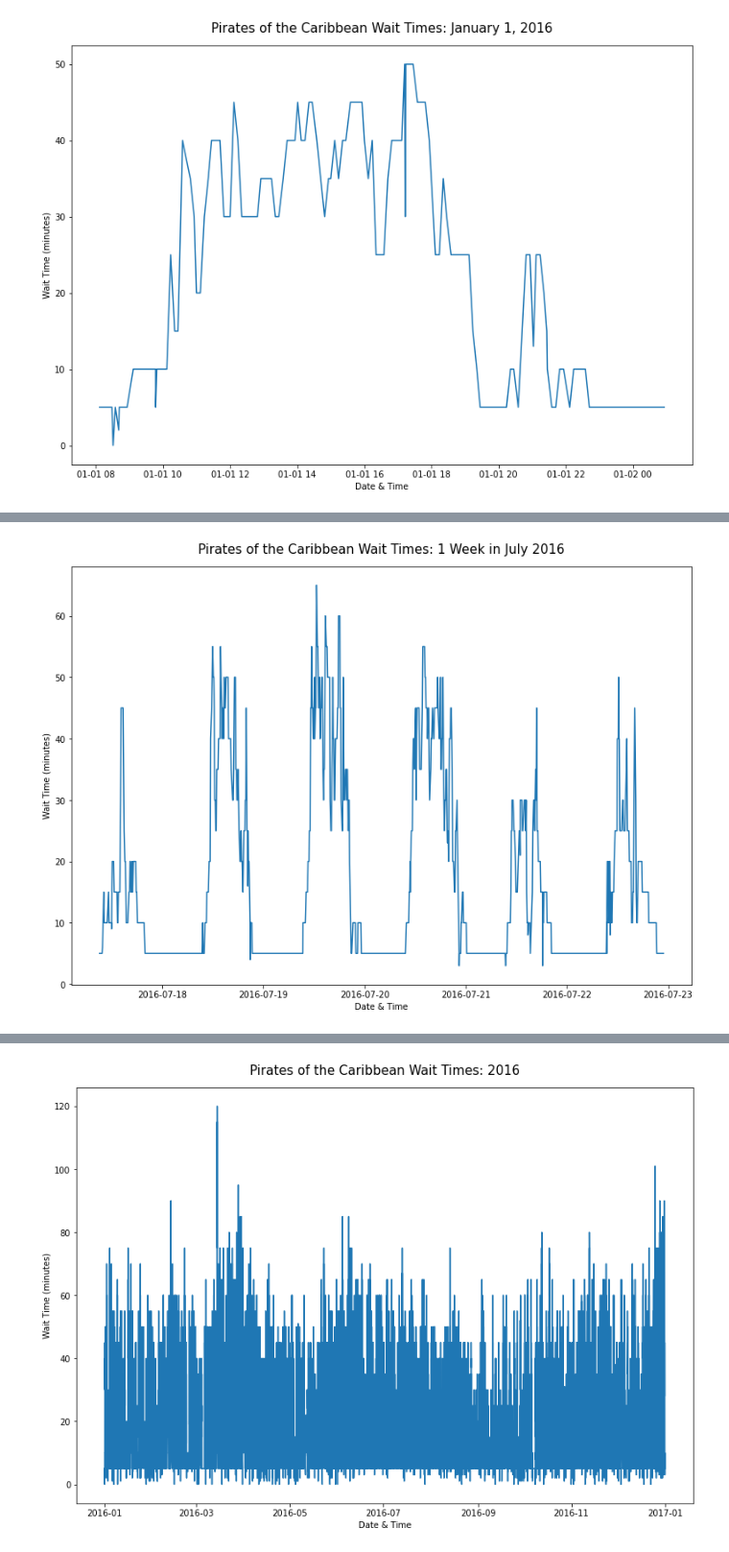
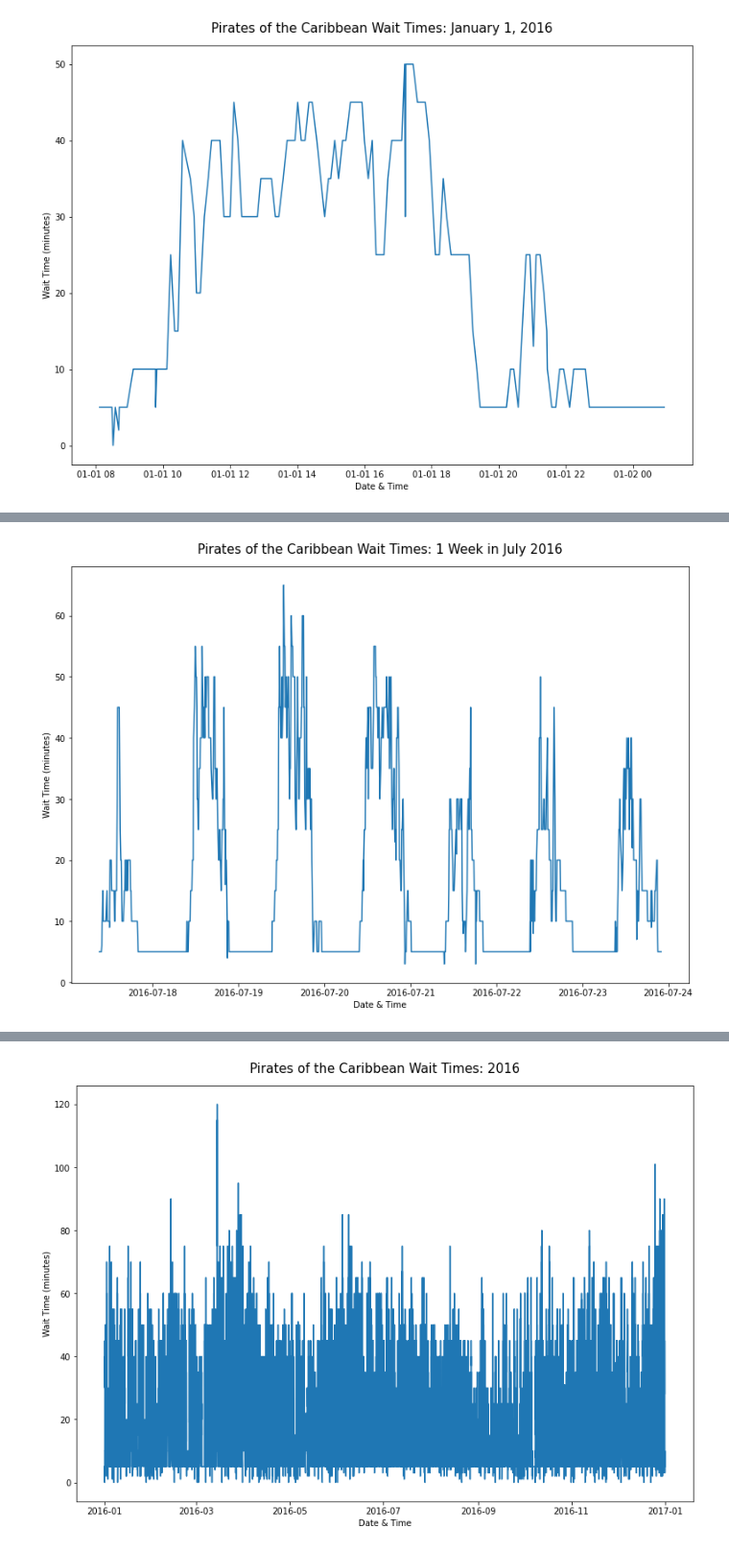
Before and after one commit to Torreylee1028/Disney-World-Wait-Times, a Jupyter notebook: Pirates_DataPrep_EDA.ipynb, the cells around one changed output, grey strips where cells are left out. Shown at 96% size. Cells and saved outputs as stored; diff of their text form; code cells hidden in the pictures.

```diff
--- a/Pirates_DataPrep_EDA.ipynb
+++ b/Pirates_DataPrep_EDA.ipynb
@@ -271,15 +410,15 @@ plt.show()
 # %%
 # one week in summer
-july_week = pirates.loc[(pirates['datetime'] >= '2016-07-17') & (pirates['datetime'] <= '2016-07-23')]
+july_week2 = pirates.loc[(pirates['datetime'] >= '2016-07-17') & (pirates['datetime'] <= '2016-07-24')]
 
 fig, ax = plt.subplots(figsize = (13,9))
 
-ax.plot(july_week['datetime'], july_week['wait_time'])
+ax.plot(july_week2['datetime'], july_week2['wait_time'])
 
 ax.set_title('Pirates of the Caribbean Wait Times: 1 Week in July 2016', pad=15, fontsize = 15)
 ax.set_xlabel('Date & Time')
 ax.set_ylabel('Wait Time (minutes)')
 
 plt.show()
 # %% [output]
-[figure, old version]
+[figure, new version]
```
Also changed, not shown: parts of 60 cells of this notebook, 2 other files.
